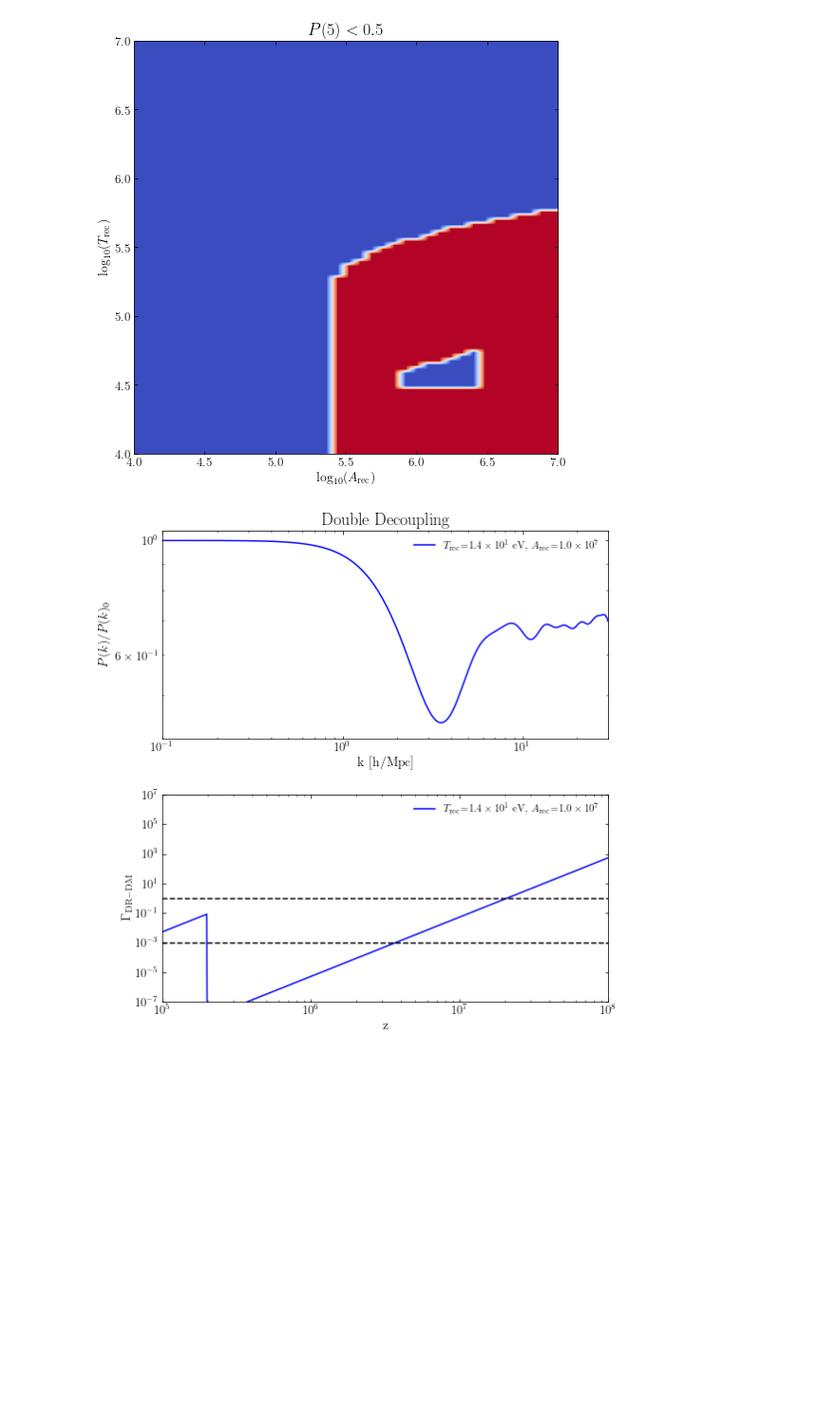
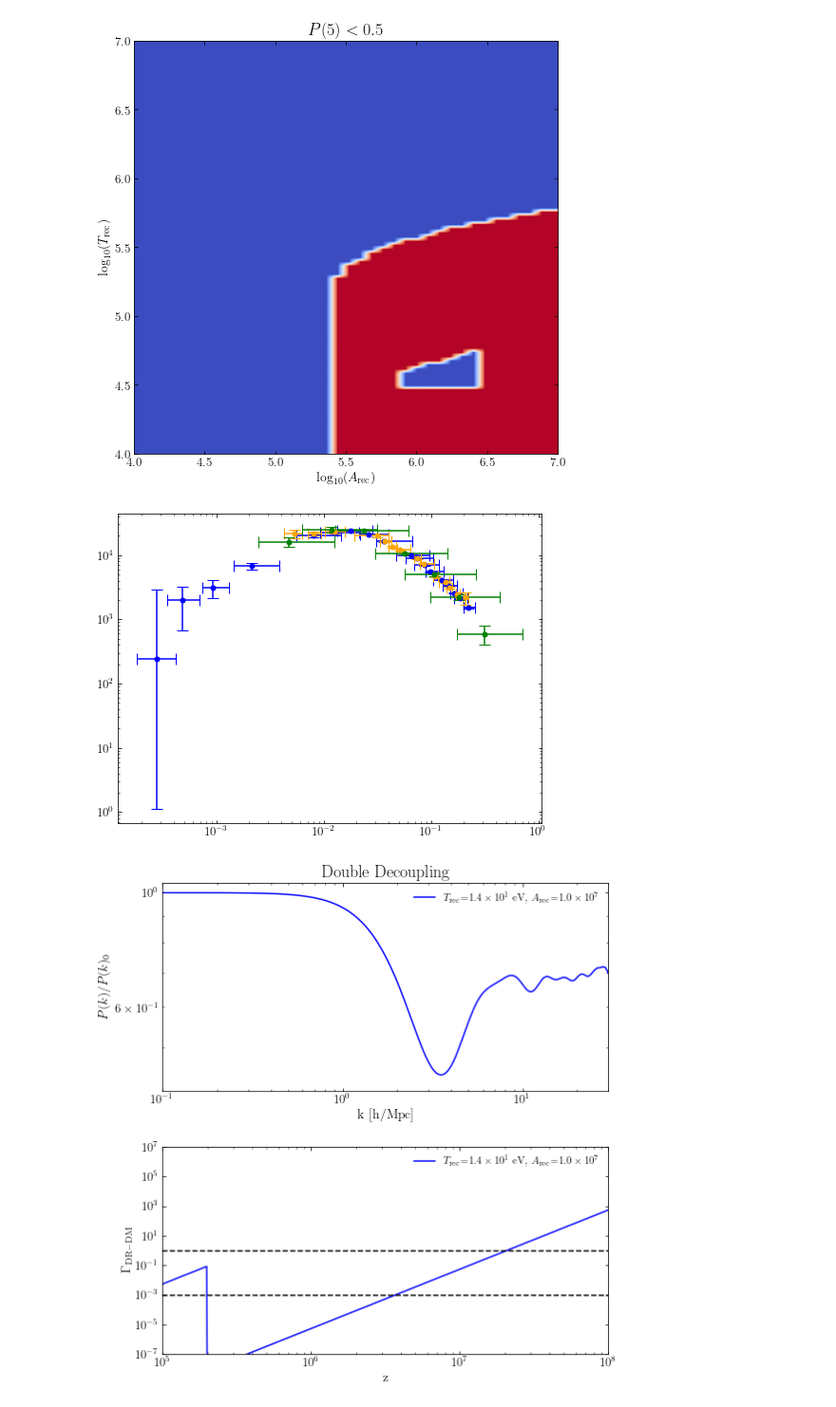
Before and after one commit to NolanSmyth/class_recoupling, a Jupyter notebook: recoupling_constraints.ipynb, the cells around one changed output. Shown at 95% size. Drawn from its saved outputs; the diff is of its cells as text; code cells hidden in the pictures; blank space fills up the shorter version.

Commit message:
Adding planck data

```diff
--- a/recoupling_constraints.ipynb
+++ b/recoupling_constraints.ipynb
@@ -141,3 +141,9 @@ plt.title('$P({}) < {}$'.format(k_crit, crit_val))
 plt.show()
 # %% [output]
 [figure]
+# %%
+path = "observation_data/"
+
+dfPlanckTT = pd.read_csv(path + "PlanckTT.csv", skiprows=1)
+dfPlanckEE = pd.read_csv(path + "PlanckEE.csv", skiprows=1)
+dfPlanckPP = pd.read_csv(path + "PlanckPP.csv", skiprows=1)
@@ -144,3 +177,47 @@ plt.show()
+# %%
+plt.errorbar(
+    dfPlanckTT["X"],
+    dfPlanckTT["Y"],
+    yerr=yerrTT,
+    xerr=xerrTT,
+    marker="o",
+    ms=5,
+    color="blue",
+    ls="none",
+    capsize=6,
+    label="Planck TT",
+)
+
+plt.errorbar(
+    dfPlanckEE["X"],
+    dfPlanckEE["Y"],
+    yerr=yerrEE,
+    xerr=xerrEE,
+    marker="o",
+    ms=5,
+    color="orange",
+    ls="none",
+    capsize=6,
+    label="Planck EE",
+)
+
+plt.errorbar(
+    dfPlanckPP["X"],
+    dfPlanckPP["Y"],
+    yerr=yerrPP,
+    xerr=xerrPP,
+    marker="o",
+    ms=5,
+    color="green",
+    ls="none",
+    capsize=6,
+    label="Planck $\phi\phi$",
+)
+
+plt.xscale("log")
+plt.yscale("log")
+# %% [output]
+[figure, added]
 # %%
 path = "observation_data/"
 
```
Also changed, not shown: parts of 4 cells of this notebook, 4 other files.
